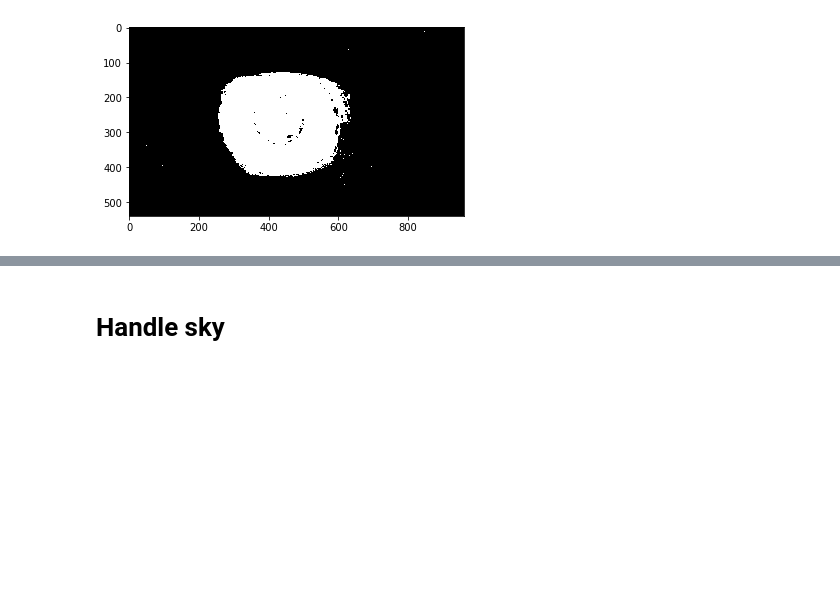
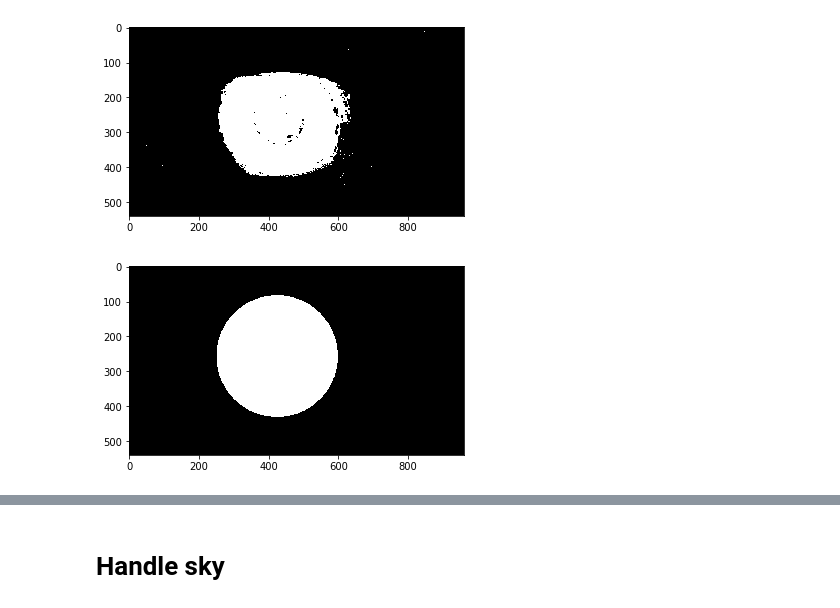
Before and after one commit to asyaf/magritte, a Jupyter notebook: code/the_false_mirror.ipynb, the cells around one changed output, grey strips where cells are left out. Cells and saved outputs as stored; diff of their text form; code cells hidden in the pictures; blank space fills up the shorter version.

```diff
--- a/code/the_false_mirror.ipynb
+++ b/code/the_false_mirror.ipynb
@@ -116,3 +120,9 @@ ret, thresh = cv2.threshold(resized_hue,80,255,cv2.THRESH_BINARY)
 display_image(thresh)
 # %% [output]
 [figure]
+# %%
+black_img = np.zeros(resized_hue.shape, dtype=np.uint8)
+cv2.circle(black_img, (iris[0], iris[1]), iris[2], (255,255,255), -1)
+display_image(black_img)
+# %% [output]
+[figure, added]
```
Also changed, not shown: parts of 6 cells of this notebook.
